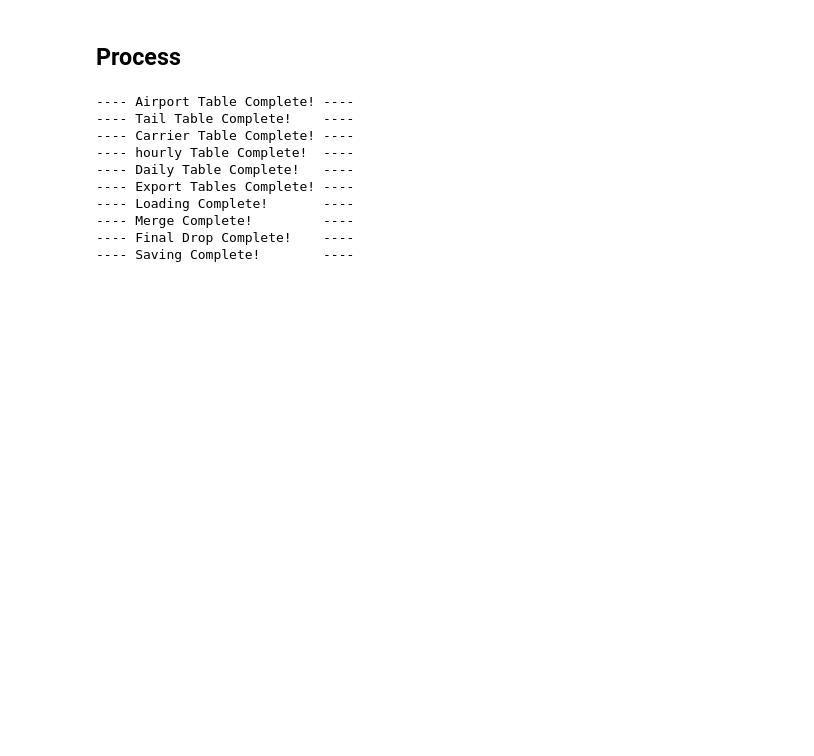
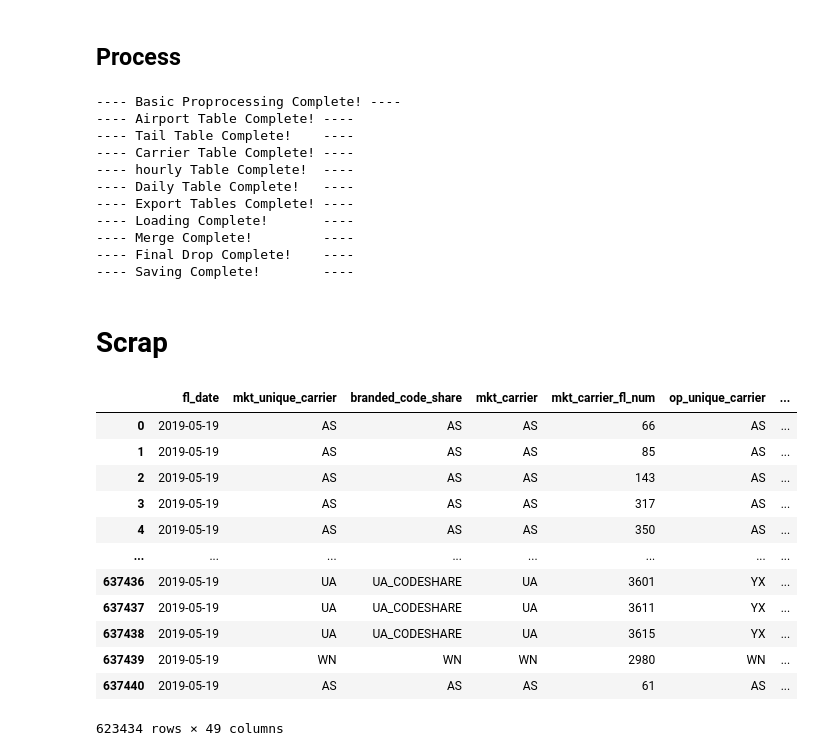
Before and after one commit to The-Powder-of-Data/Flight_Predictions, a Jupyter notebook: src/modules/step1_data_engineering.ipynb, the cells around one changed output. Cells and saved outputs as stored; diff of their text form; code cells hidden in the pictures; blank space fills up the shorter version.

```diff
--- a/src/modules/step1_data_engineering.ipynb
+++ b/src/modules/step1_data_engineering.ipynb
@@ -14,7 +14,7 @@ def load_data():
     """
     loads sample data extracted from db
     """
-    return pd.read_csv('../../data/127000_rand.csv')
+    return pd.read_csv('../../data/large_rand.csv') #change this to the path of file
 
 ######Inital Processing######
 def remove_rows(df):
@@ -411,6 +411,7 @@ print('---- Final Drop Complete!    ----')
 save_final_features(df_dropped)
 print('---- Saving Complete!        ----')
 # %% [output]
+---- Basic Proprocessing Complete! ----
 ---- Airport Table Complete! ----
 ---- Tail Table Complete!    ----
 ---- Carrier Table Complete! ----
@@ -421,3 +422,21 @@ print('---- Saving Complete!        ----')
 ---- Merge Complete!         ----
 ---- Final Drop Complete!    ----
 ---- Saving Complete!        ----
+# %% [markdown]
+# Scrap
+# %%
+df
+# %% [output]
+|  | fl_date | mkt_unique_carrier | branded_code_share | mkt_carrier | mkt_carrier_fl_num | op_unique_carrier | ... |
+| 0 | 2019-05-19 | AS | AS | AS | 66 | AS | ... |
+| 1 | 2019-05-19 | AS | AS | AS | 85 | AS | ... |
+| 2 | 2019-05-19 | AS | AS | AS | 143 | AS | ... |
+| 3 | 2019-05-19 | AS | AS | AS | 317 | AS | ... |
+| 4 | 2019-05-19 | AS | AS | AS | 350 | AS | ... |
+| ... | ... | ... | ... | ... | ... | ... | ... |
+| 637436 | 2019-05-19 | UA | UA_CODESHARE | UA | 3601 | YX | ... |
+| 637437 | 2019-05-19 | UA | UA_CODESHARE | UA | 3611 | YX | ... |
+| 637438 | 2019-05-19 | UA | UA_CODESHARE | UA | 3615 | YX | ... |
+| 637439 | 2019-05-19 | WN | WN | WN | 2980 | WN | ... |
+| 637440 | 2019-05-19 | AS | AS | AS | 61 | AS | ... |
+623434 rows × 49 columns
```
Also changed, not shown: parts of 1 cell of this notebook, 10 other files.
